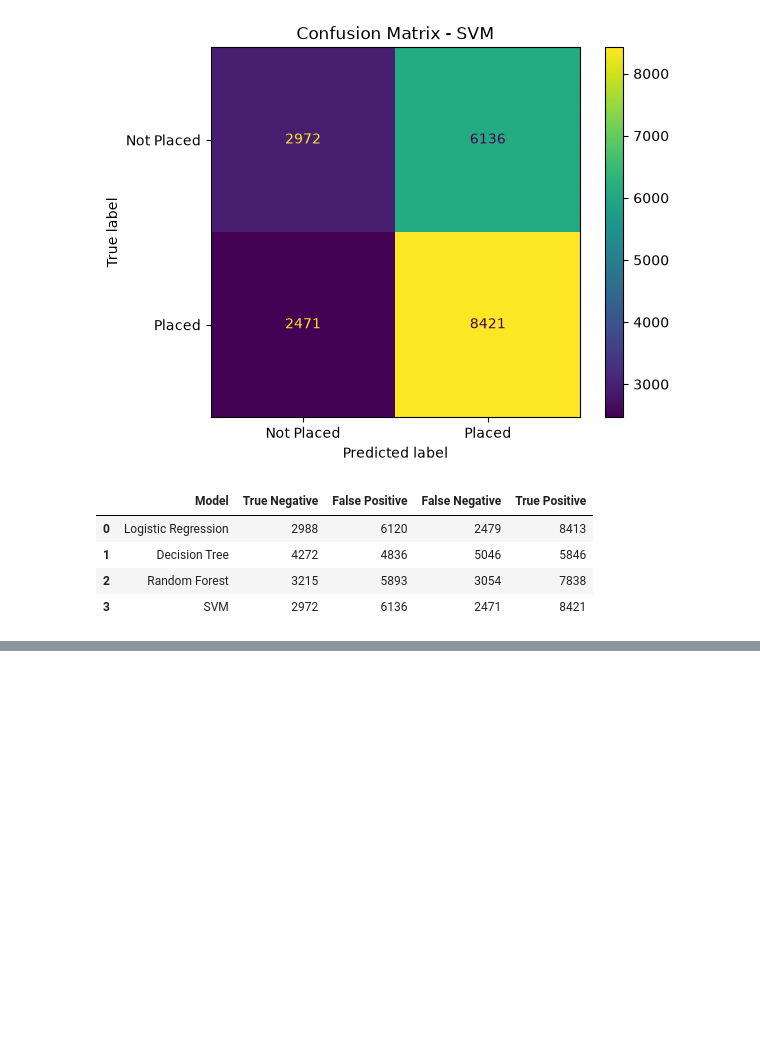
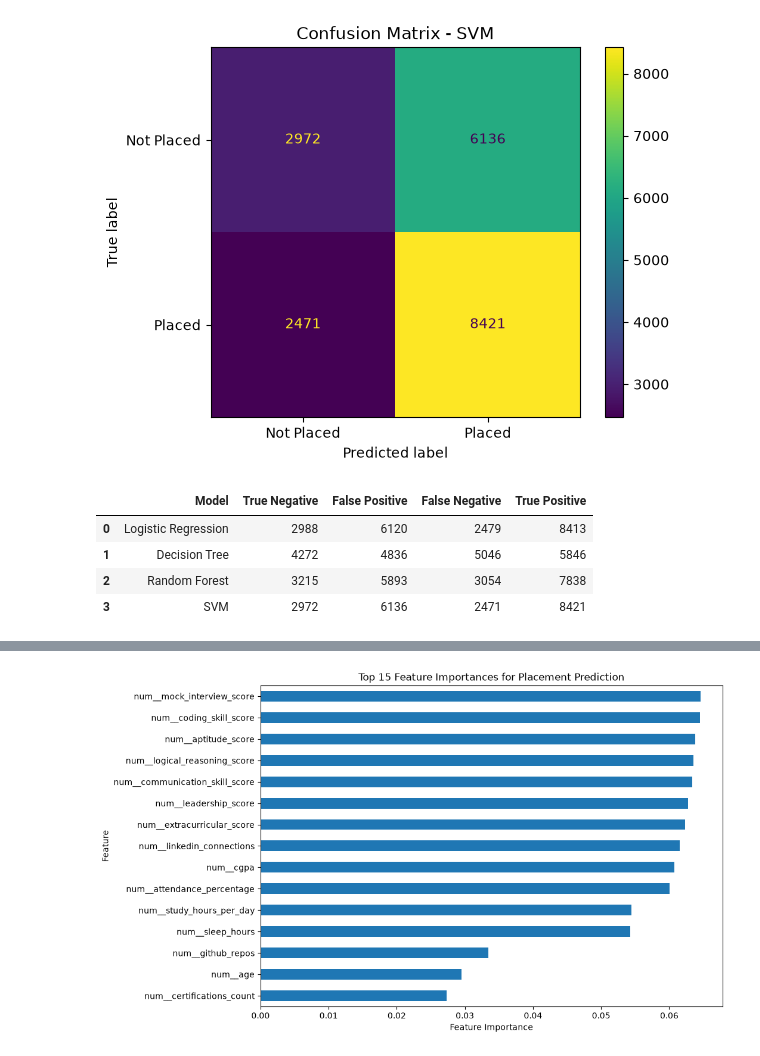
Before and after one commit to coolgeeksnippets/AI-ML-Project-Student_Placement_Prediction_System, a Jupyter notebook: notebooks/analysis.ipynb, the cells around one changed output, grey strips where cells are left out. Saved outputs shown, nothing was run; the diff lists cells and outputs as text; code cells hidden in the pictures; blank space fills up the shorter version.

Commit message:
Updated the analysis notebook with new visualizations and data insights.

```diff
--- a/notebooks/analysis.ipynb
+++ b/notebooks/analysis.ipynb
@@ -1054,3 +1054,7 @@ confusion_df
 | 1 | Decision Tree | 4272 | 4836 | 5046 | 5846 |
 | 2 | Random Forest | 3215 | 5893 | 3054 | 7838 |
 | 3 | SVM | 2972 | 6136 | 2471 | 8421 |
+# %%
+feature_names = preprocessor.get_feature_names_out()
+print("Total processed features:", len(feature_names))
+print(feature_names)
@@ -1056,0 +1075,10 @@ confusion_df
+# %%
+feature_importance_df = pd.DataFrame({
+    'Feature': feature_names,
+    'Importance': random_forest_model.feature_importances_
+})
+feature_importance_df = feature_importance_df.sort_values(
+    by='Importance',
+    ascending=False
+)
+feature_importance_df
@@ -1056,0 +1103,4 @@ confusion_df
+# %%
+top_15_features = feature_importance_df.head(15)
+
+top_15_features
@@ -1056,0 +1124,17 @@ confusion_df
+# %%
+top_15_features.sort_values(
+    by='Importance'
+).plot(
+    x='Feature',
+    y='Importance',
+    kind='barh',
+    figsize=(10, 7),
+    legend=False
+)
+
+plt.title('Top 15 Feature Importances for Placement Prediction')
+plt.xlabel('Feature Importance')
+plt.ylabel('Feature')
+plt.show()
+# %% [output]
+[figure, added]
```
Also changed, not shown: parts of 29 cells of this notebook.
